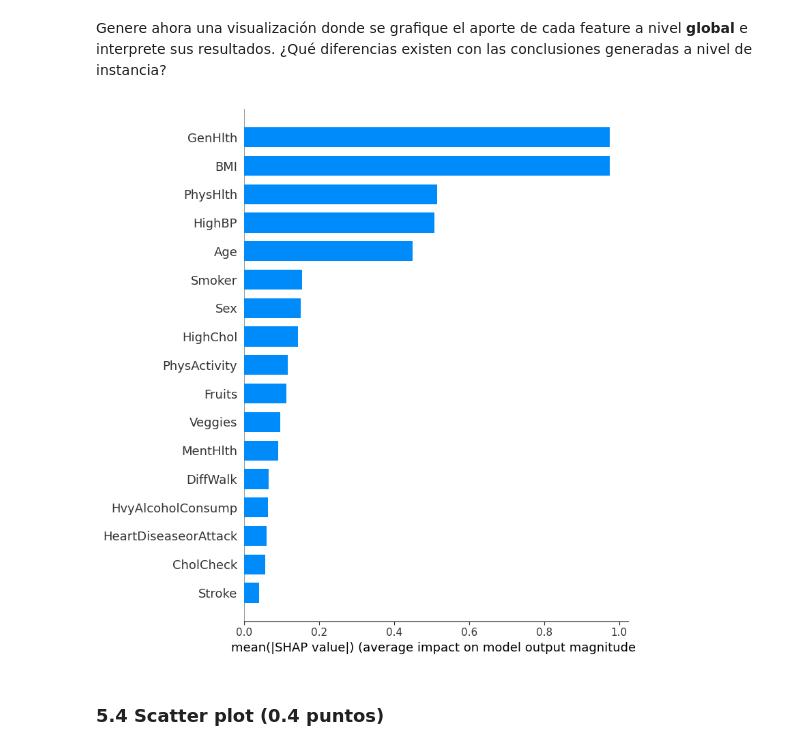
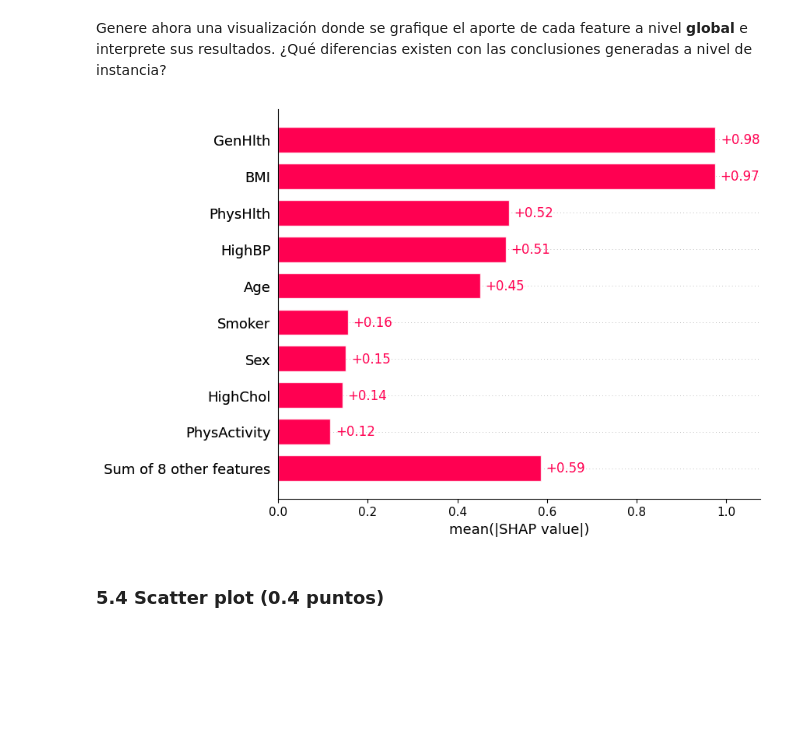
Before and after one commit to nicoacevedor/MDS7202, a Jupyter notebook: lab10/Lab10.ipynb, the cells around one changed output. Cells and saved outputs as stored; diff of their text form; code cells hidden in the pictures; blank space fills up the shorter version.

```diff
--- a/lab10/Lab10.ipynb
+++ b/lab10/Lab10.ipynb
@@ -269,10 +275,10 @@ for idx in (1, 9, 50):
 ### 5.3 Aporte global (0.4 puntos)
 # %% [markdown]
 Genere ahora una visualización donde se grafique el aporte de cada feature a nivel **global** e interprete sus resultados. ¿Qué diferencias existen con las conclusiones generadas a nivel de instancia?
-# %%
-shap.summary_plot(shap_values, X, plot_type="bar")
-# %% [output]
-[figure, removed]
+# %%
+shap.plots.bar(shap_values)
+# %% [output]
+[figure, added]
 # %% [markdown]
 ### 5.4 Scatter plot (0.4 puntos)
 # %% [markdown]
```
Also changed, not shown: parts of 12 cells of this notebook.
